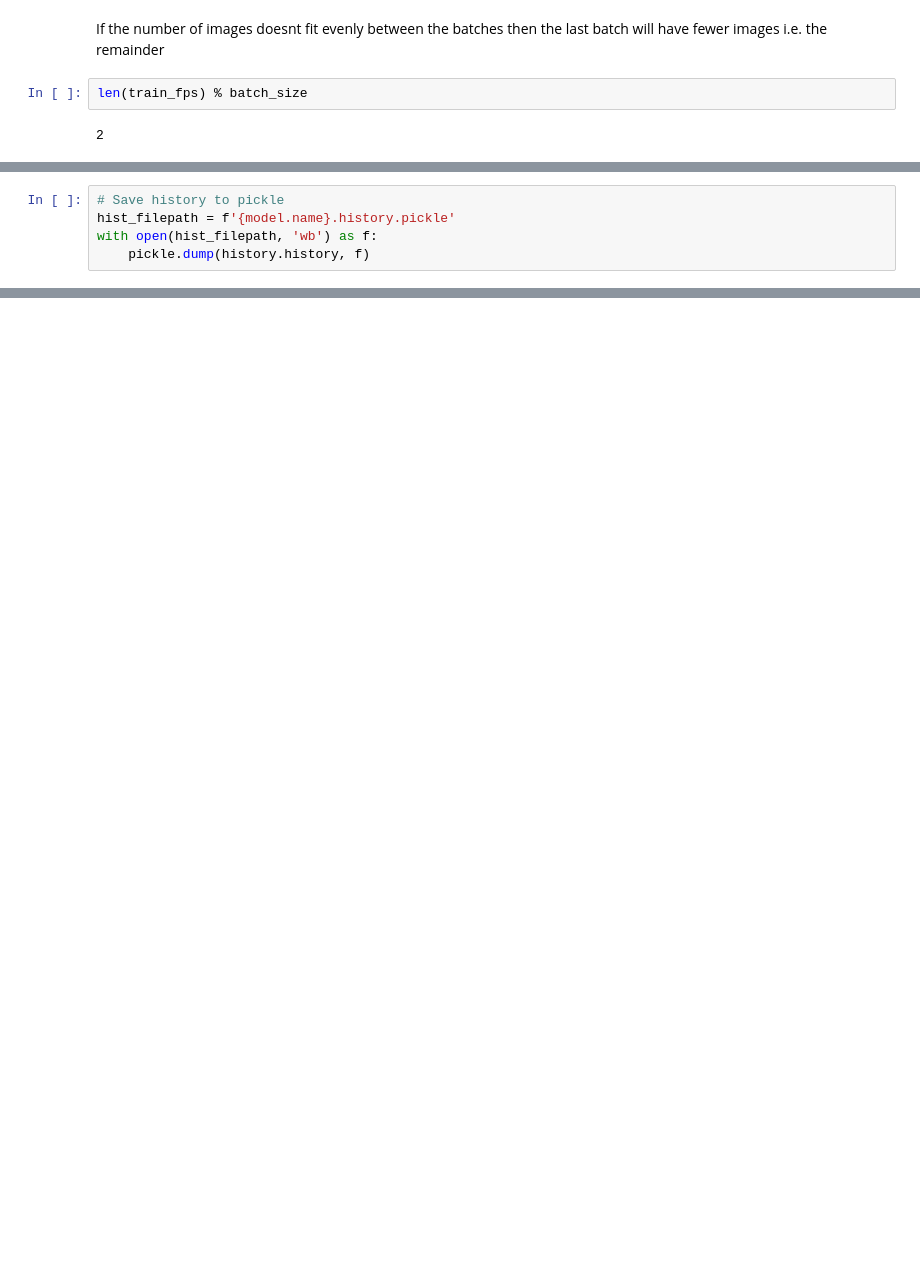
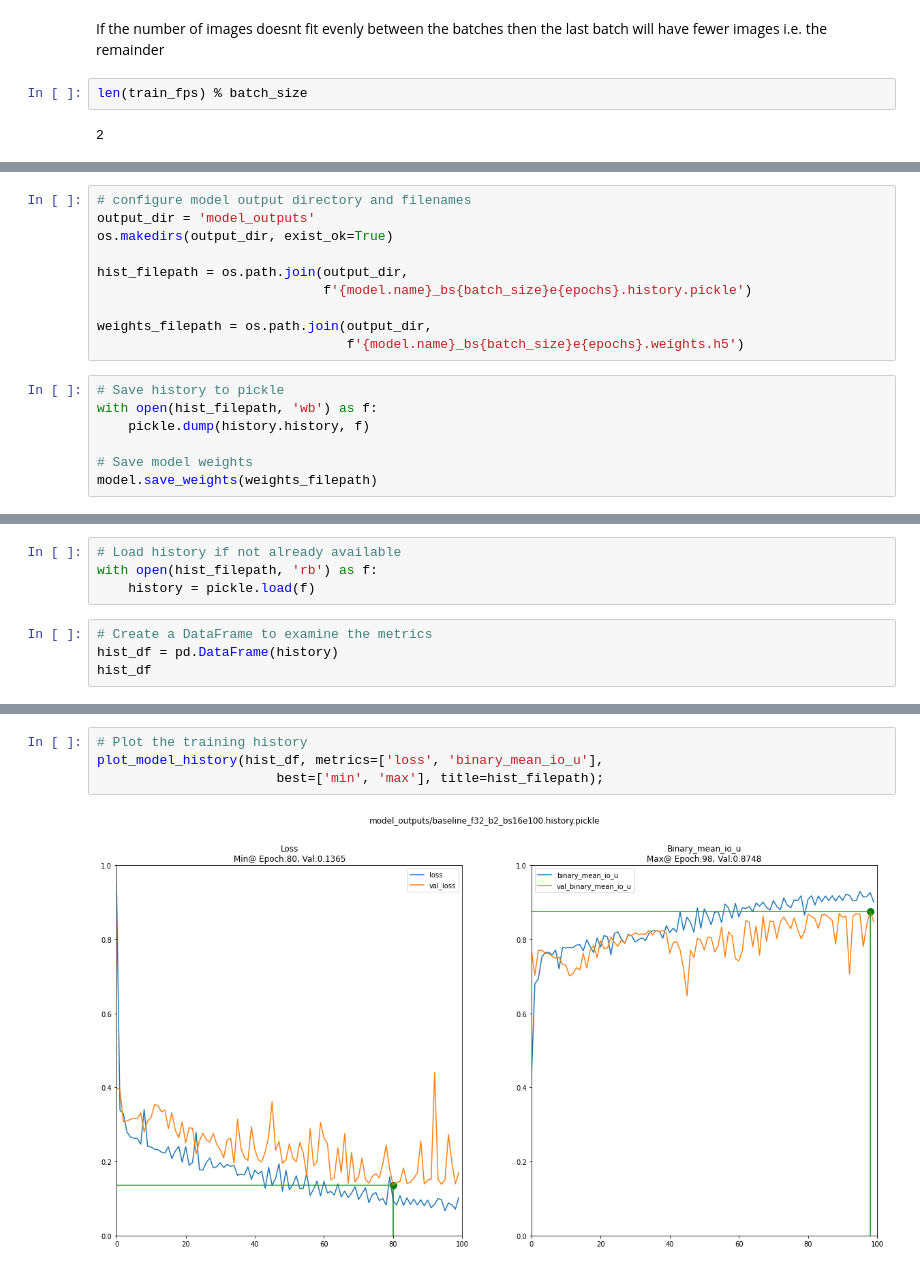
Before and after one commit to a-cass/eo-semantic-segmentation, a Jupyter notebook: nwpu_lakes_segmentation_p3.ipynb, the cells around one changed output, grey strips where cells are left out. Drawn from its saved outputs; the diff is of its cells as text; blank space fills up the shorter version.

```diff
--- a/nwpu_lakes_segmentation_p3.ipynb
+++ b/nwpu_lakes_segmentation_p3.ipynb
@@ -295,5 +308,17 @@ runtime = time.time() - t1
+# %%
+# configure model output directory and filenames
+output_dir = 'model_outputs'
+os.makedirs(output_dir, exist_ok=True)
+
+hist_filepath = os.path.join(output_dir,
+                             f'{model.name}_bs{batch_size}e{epochs}.history.pickle')
+
+weights_filepath = os.path.join(output_dir,
+                                f'{model.name}_bs{batch_size}e{epochs}.weights.h5')
 # %%
 # Save history to pickle
-hist_filepath = f'{model.name}.history.pickle'
 with open(hist_filepath, 'wb') as f:
     pickle.dump(history.history, f)
+
+# Save model weights
+model.save_weights(weights_filepath)
@@ -299,0 +327,8 @@ with open(hist_filepath, 'wb') as f:
+# %%
+# Load history if not already available
+with open(hist_filepath, 'rb') as f:
+    history = pickle.load(f)
+# %%
+# Create a DataFrame to examine the metrics
+hist_df = pd.DataFrame(history)
+hist_df
@@ -299,0 +447,6 @@ with open(hist_filepath, 'wb') as f:
+# %%
+# Plot the training history
+plot_model_history(hist_df, metrics=['loss', 'binary_mean_io_u'],
+                       best=['min', 'max'], title=hist_filepath);
+# %% [output]
+[figure, added]
```
Also changed, not shown: parts of 18 cells of this notebook.
